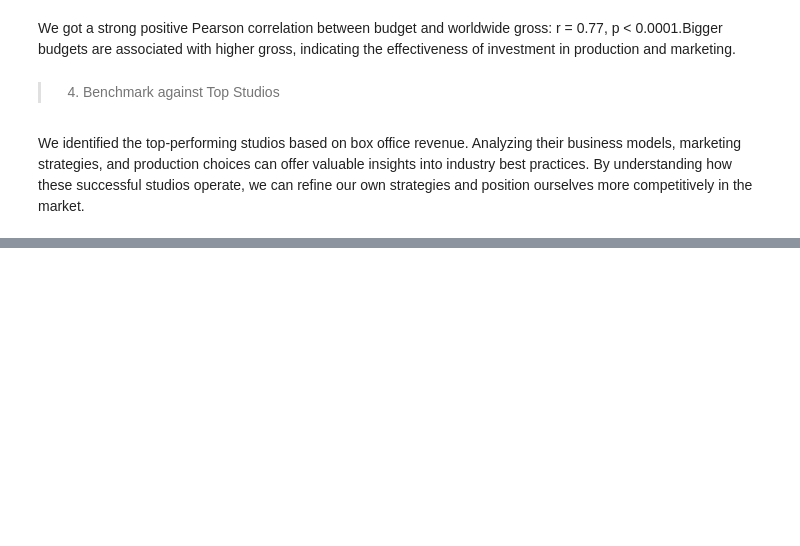
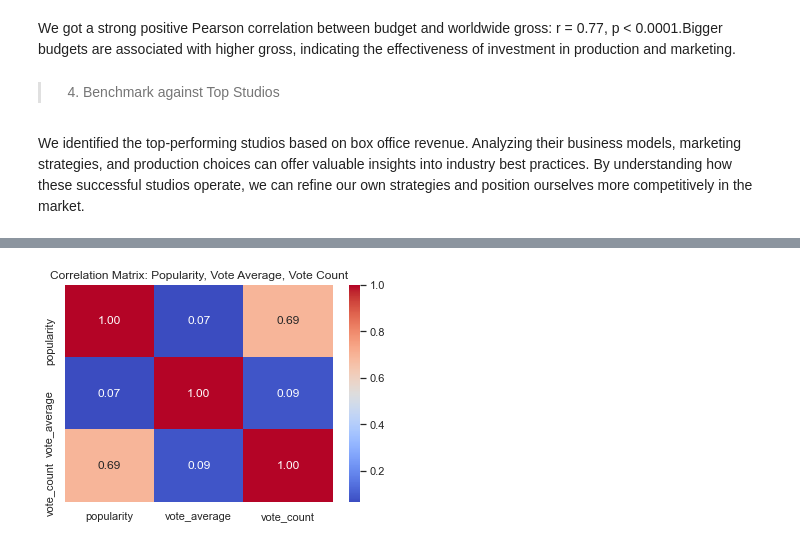
Before and after one commit to JUDAH004/GROUP-4_SK_-PHASE-2-PROJECT, a Jupyter notebook: project_notebook.ipynb, the cells around one changed output, grey strips where cells are left out. Saved outputs shown, nothing was run; the diff lists cells and outputs as text; code cells hidden in the pictures; blank space fills up the shorter version.

```diff
--- a/project_notebook.ipynb
+++ b/project_notebook.ipynb
@@ -487,0 +864,11 @@ We identified the top-performing studios based on box office revenue. Analyzing
+# %%
+# Correlation Heatmap among selected numerical features
+cols = ['popularity', 'vote_average', 'vote_count']
+corr = df[cols].corr()
+
+plt.figure(figsize=(6, 4))
+sns.heatmap(corr, annot=True, cmap='coolwarm', fmt=".2f")
+plt.title('Correlation Matrix: Popularity, Vote Average, Vote Count')
+plt.show()
+# %% [output]
+[figure, added]
```
Also changed, not shown: parts of 43 cells of this notebook.
